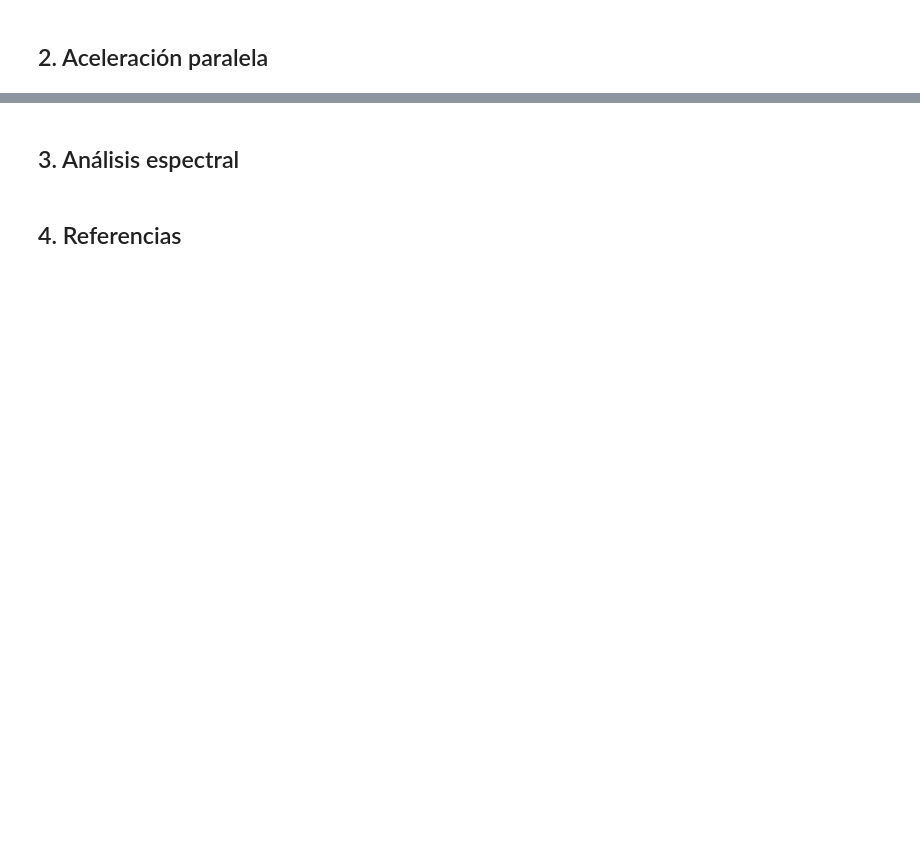
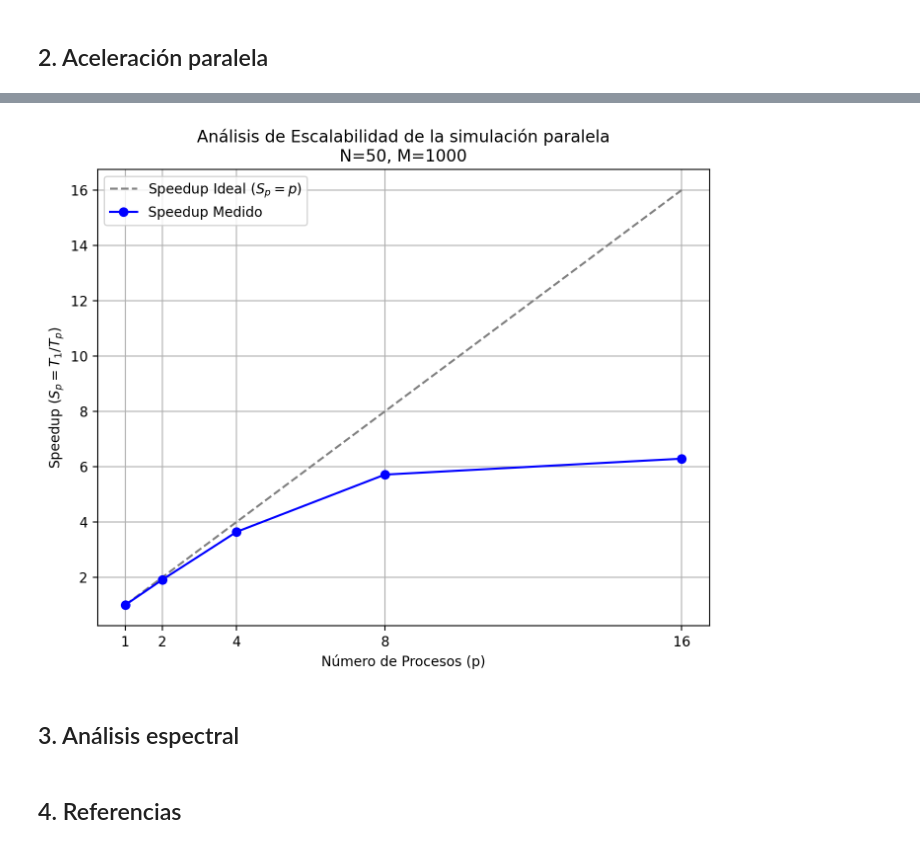
Before and after one commit to Ferzamora053/Tareas-FisComp, a Jupyter notebook: Tarea3_FZ.ipynb, the cells around one changed output, grey strips where cells are left out. Cells and saved outputs as stored; diff of their text form; code cells hidden in the pictures; blank space fills up the shorter version.

```diff
--- a/Tarea3_FZ.ipynb
+++ b/Tarea3_FZ.ipynb
@@ -81,3 +648,21 @@ Las condiciones de borde son las siguientes:
+# %%
+plt.figure(figsize=(8, 6))
+
+# Curva ideal (lineal)
+plt.plot(p_values, p_values, '--', color='gray', label=r'Speedup Ideal ($S_p = p$)')
+
+# Curva medida
+plt.plot(p_values, speedups, 'o-', label='Speedup Medido', color='blue')
+
+plt.xticks(p_values)
+plt.xlabel('Número de Procesos (p)')
+plt.ylabel(r'Speedup ($S_p = T_1 / T_p$)')
+plt.title(f'Análisis de Escalabilidad de la simulación paralela\nN={N_bench}, M={M_bench}')
+plt.grid(True)
+plt.legend()
+plt.show()
+# %% [output]
+[figure, added]
 # %% [markdown]
 ## 3. Análisis espectral
 # %% [markdown]
```
Also changed, not shown: parts of 22 cells of this notebook, 4 other files.
